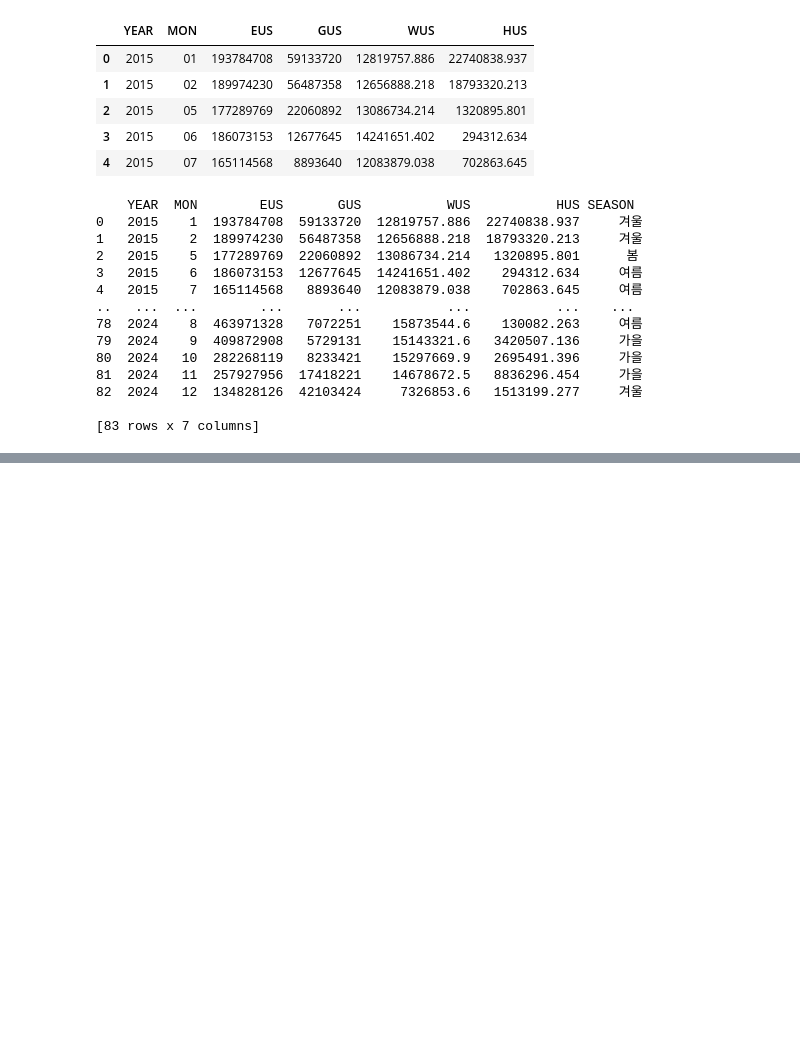
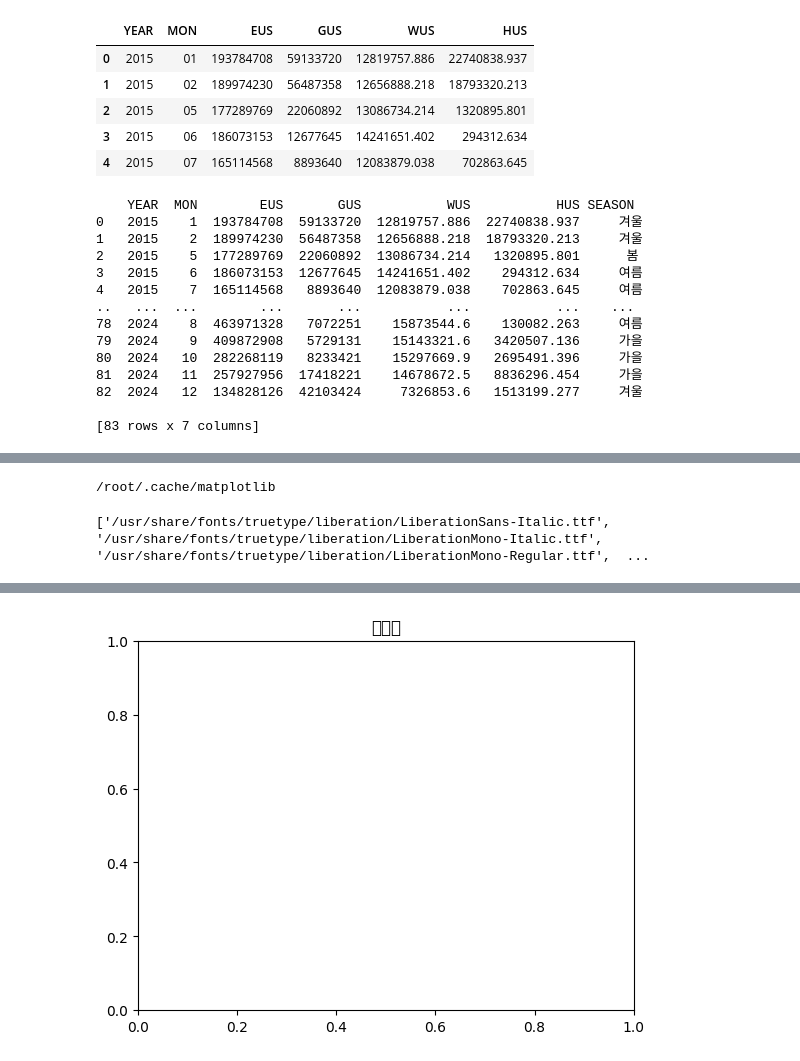
Before and after one commit to jwb0117/Data-Analysis-with-Open-Source, a Jupyter notebook: 오픈소스_데이터_분석_4강.ipynb, the cells around one changed output, grey strips where cells are left out. Drawn from its saved outputs; the diff is of its cells as text; code cells hidden in the pictures; blank space fills up the shorter version.

```diff
--- a/오픈소스_데이터_분석_4강.ipynb
+++ b/오픈소스_데이터_분석_4강.ipynb
@@ -225,0 +233,21 @@ print(df)
+# %%
+import matplotlib.font_manager as fm
+import matplotlib as mpl
+
+print(mpl.get_cachedir())
+# %% [output]
+/root/.cache/matplotlib
+# %%
+import matplotlib.font_manager as fm
+
+font_list = fm.findSystemFonts(fontpaths=None, fontext='ttf')
+
+print(font_list)
+# %% [output]
+['/usr/share/fonts/truetype/liberation/LiberationSans-Italic.ttf', '/usr/share/fonts/truetype/liberation/LiberationMono-Italic.ttf', '/usr/share/fonts/truetype/liberation/LiberationMono-Regular.ttf',  ...
+# %%
+import matplotlib.pyplot as plt
+
+plt.title('테스트')
+plt.show()
+# %% [output]
@@ -226,2 +271,3 @@ print(df)
+[figure, added]
 # %%
 import matplotlib.pyplot as plt
```
Also changed, not shown: parts of 5 cells of this notebook.
